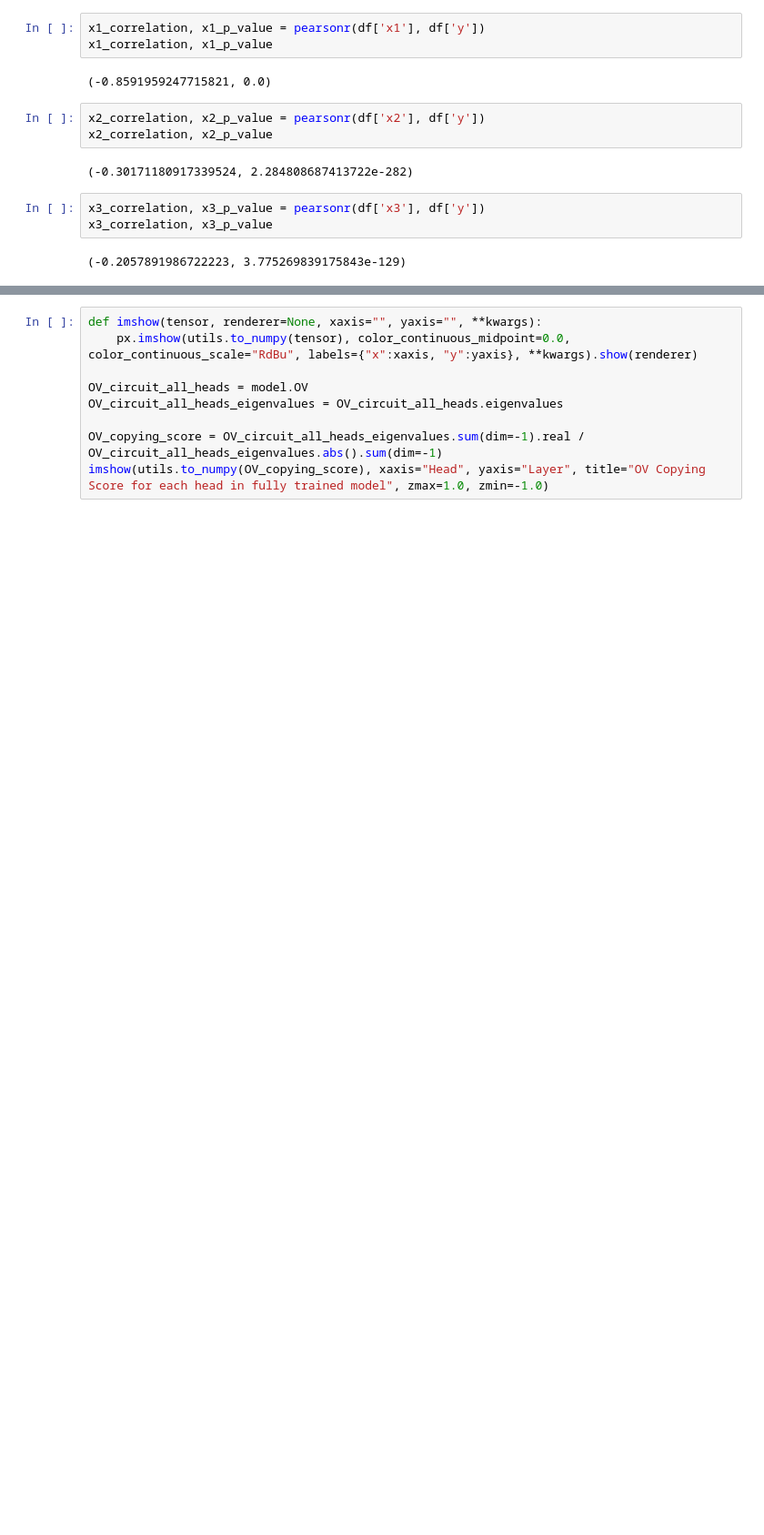
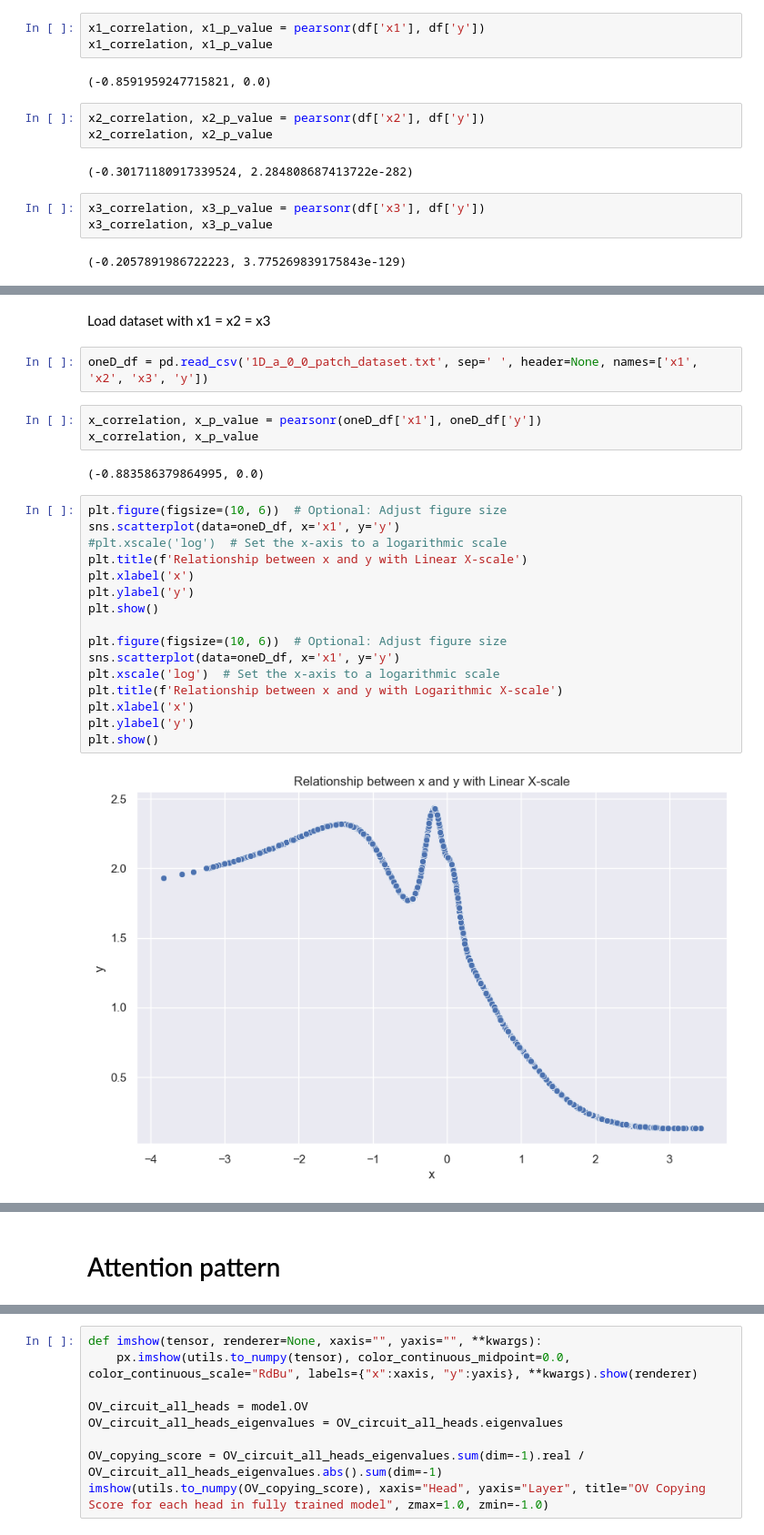
Before and after one commit to FlexCode29/icl-mech-interp, a Jupyter notebook: analysis.ipynb, the cells around one changed output, grey strips where cells are left out. Shown at 91% size. Saved outputs shown, nothing was run; the diff lists cells and outputs as text; blank space fills up the shorter version.

```diff
--- a/analysis.ipynb
+++ b/analysis.ipynb
@@ -885,0 +490,27 @@ tensor(0.0172, grad_fn=<MeanBackward0>)
+# %% [markdown]
+Load dataset with x1 = x2 = x3
+# %%
+oneD_df = pd.read_csv('1D_a_0_0_patch_dataset.txt', sep=' ', header=None, names=['x1', 'x2', 'x3', 'y'])
+# %%
+x_correlation, x_p_value = pearsonr(oneD_df['x1'], oneD_df['y'])
+x_correlation, x_p_value
+# %% [output]
+(-0.883586379864995, 0.0)
+# %%
+plt.figure(figsize=(10, 6))  # Optional: Adjust figure size
+sns.scatterplot(data=oneD_df, x='x1', y='y')
+#plt.xscale('log')  # Set the x-axis to a logarithmic scale
+plt.title(f'Relationship between x and y with Linear X-scale')
+plt.xlabel('x')
+plt.ylabel('y')
+plt.show()
+
+plt.figure(figsize=(10, 6))  # Optional: Adjust figure size
+sns.scatterplot(data=oneD_df, x='x1', y='y')
+plt.xscale('log')  # Set the x-axis to a logarithmic scale
+plt.title(f'Relationship between x and y with Logarithmic X-scale')
+plt.xlabel('x')
+plt.ylabel('y')
+plt.show()
+# %% [output]
+[figure, added]
@@ -885,0 +518,2 @@ tensor(0.0172, grad_fn=<MeanBackward0>)
+# %% [markdown]
+# Attention pattern
```
Also changed, not shown: parts of 112 cells of this notebook, 3 other files.
